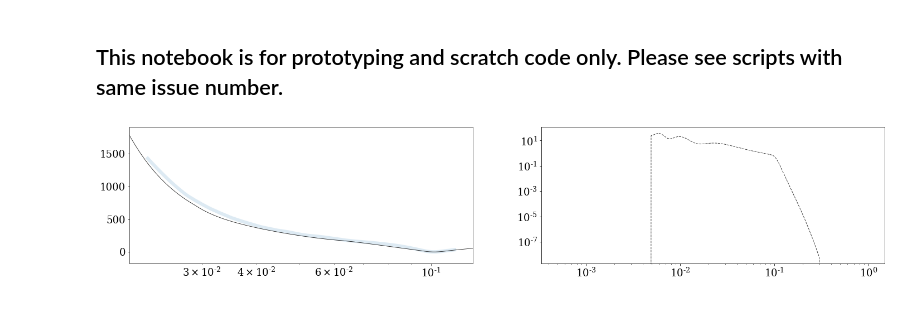
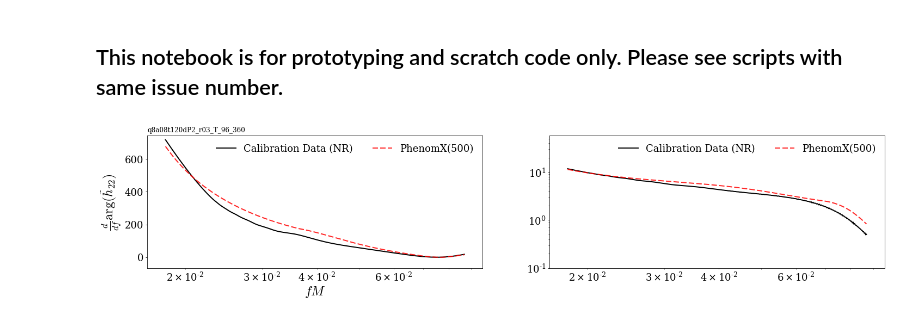
Before and after one commit to llondon6/PhenomXCP, a Jupyter notebook: issues/3_fit_waveforms.ipynb, the cells around one changed output. Drawn from its saved outputs; the diff is of its cells as text; code cells hidden in the pictures.

```diff
--- a/issues/3_fit_waveforms.ipynb
+++ b/issues/3_fit_waveforms.ipynb
@@ -51,12 +51,15 @@ from numpy.linalg import norm
 from scipy.optimize import curve_fit
 
 #
+ll = 2
+
+#
 datadir = '/Users/book/KOALA/PhenomXCP/data/version2/'
-files = glob( datadir+'*.txt' )
+files = glob( datadir+'*_l%im%i.txt'%(ll,ll) )
 
 #
 # fig,ax = subplots( len(files), 2, figsize=3*array([ 2.5*2/(0.618), 1.5*len(files) ]) )
-fig,ax = subplots( 1, 2, figsize=3*array([ 2.5*2/(0.618), 1.5*1 ]) )
+fig,ax = subplots( 1, 2, figsize=3*array([ 2.5*2/(0.618), 1.5*1 ]), sharex=True)
 ax = ax.flatten()
 
 #
@@ -66,16 +69,16 @@ ax = ax.flatten()
 foo = {}
 
 #
-lmlist = [ (2,2) ]
+lmlist = [ (ll,ll) ]
 
 #
 p = 0
 for f_ in files[::-1]:
 
-    if 'q8a08t30' in f_:#'q8a08t30' in f_:
+    if 'q8a08t120' in f_:#'q8a08t30' in f_:
 
         #
-        simname = f_.split('/')[-1].split('.')[0]
+        simname = f_.split('/')[-1].split('_l%im%i.'%(ll,ll))[0]
 
         # Find index location of metadata for simname
         k = list( metadata_dict['simname'] ).index(simname)
@@ -93,12 +96,12 @@ for f_ in files[::-1]:
         dphi_fd -= min( dphi_fd[ (f>0.03)&(f<0.12) ] )
 
         #
-        freqs,mod_phenomd_dict = xcp.phenomxhm_multipoles( lmlist, m1, m2, chi1_vec, chi2_vec )
-        mod_phenomd = mod_phenomd_dict[2,2]
-        mod_phenomd_amp = abs(mod_phenomd)
-        mod_phenomd_phi = unwrap( angle(mod_phenomd) )
-        mod_phenomd_dphi = spline_diff(freqs,mod_phenomd_phi)
-        mod_phenomd_dphi -= min( mod_phenomd_dphi[ (freqs>0.03)&(freqs<0.12) ] )
+        mod_xhm_dict = xcp.get_phenomxhm_coprecessing_multipoles( f,lmlist, m1, m2, chi1_vec, chi2_vec )
+        mod_xhm = mod_xhm_dict[2,2]
+        mod_xhm_amp = abs(mod_xhm)
+        mod_xhm_phi = unwrap( angle(mod_xhm) )
+        mod_xhm_dphi = spline_diff(f,mod_xhm_phi)
+        mod_xhm_dphi -= min( mod_xhm_dphi[ (f>0.03)&(f<0.12) ] )
 
 #         # GENERATE TEMPLATE FUNCTIONS
 #         # ---
@@ -140,57 +143,56 @@ for f_ in files[::-1]:
 #         log_scaled_amp_popt, log_amp_pcov = curve_fit(log_scaled_template_amp, f, log_scaled_amp_fd,p0=[0,0,0,0,0])
 #         best_fit_amp = exp(log_scaled_template_amp(f,*log_scaled_amp_popt)) * inv_amp_scale
 
-#         # PLOTTING
-#         # ---
+        # PLOTTING
+        # ---
 
-
-#         #figure( figsize=1.5*figaspect(0.5*0.618/2) )
-
-#         #subplot(1,2,1)
+        #
         sca(ax[p]); p+=1
 #         #plot( f, phenomd_dphi, label='PhenomD', ls='--',alpha=0.3,color='k' )
-        plot( f, dphi_fd, label='NR', lw=6, alpha=0.15 )
-        plot( freqs, mod_phenomd_dphi, label='ModPhenomD', ls='-',alpha=0.9,color='k' )
+        plot( f, dphi_fd, label='Calibration Data (NR)', lw=2, alpha=1, color='k' )
+        plot( f, mod_xhm_dphi, label='PhenomX(500)', ls='--',lw=2,alpha=0.85,color='r' )
         xscale('log')
         xlim(lim(f,dilate=1.1,dilate_with_multiply=True))
-        ylim( limy(freqs, mod_phenomd_dphi,dilate=0.1) )
+        ylim( limy(f, mod_xhm_dphi,dilate=0.1) )
 #         plot( f, best_fit_dphi, label='Best Fit', color='r', ls='-' )
 #         #plot( f, best_fit_dphi2, label='Best Fit (phi fit)', color='b', ls='-' )
-#         title(simname,size=12,loc='left')
-#         legend(ncol=3,loc=1)
-#         ylabel(r'$\frac{d}{df}\arg(\tilde{h}_{22})$')
+        title(simname,size=12,loc='left')
+        legend(ncol=3,loc=1)
+        ylabel(r'$\frac{d}{df}\arg(\tilde{h}_{22})$')
+        xlabel('$fM$')
 #         if p==(len(files)-2):  xlabel('$fM$')
 #         #
 #         title(f_.split('/')[-1].split('.')[0],loc='left',size=12)
 
 #         #subplot(1,2,2)
         sca(ax[p]); p+=1
-        plot( freqs, mod_phenomd_amp, label='ModPhenomD', ls='--',alpha=0.9,color='k' )
 #         plot( f, phenomd_amp, label='PhenomD', ls='--',alpha=0.9,color='k' )
-#         plot( f, amp_fd, label='NR:Precessing', color='k', alpha=0.15, lw=6 )
+        plot( f, amp_fd, label='Calibration Data (NR)', lw=2, alpha=1, color='k' )
+        plot( f, mod_xhm_amp, label='PhenomX(500)', ls='--',lw=2,alpha=0.85,color='r' )
 #         plot( f, best_fit_amp, label='Best Fit', color='r', ls='-' )
 #         title(simname,size=12,loc='left')
         yscale('log')
         xscale('log')
-#         legend(ncol=3,loc=3)
+        legend(ncol=3)
+        ylim( limy(f, amp_fd,dilate=5) )
 #         ylabel(r'$|\tilde{h}_{22}(f)|$')
 #         #
 #         title(f_.split('/')[-1].split('.')[0],loc='left',size=12)
 
 #         #
 #         figure()
 #         mask = (f>0.03) & (f<0.12)
 #         plot( f, phenomd_phi, label='PhenomD', ls='--',alpha=0.9,color='k' )
 #         plot( f, phi_td, label='NR:Precessing', color='k', alpha=0.15, lw=6 )
 #         plot( f, best_fit_phi, label='Best Fit', color='r', ls='-' )
 #         plot( f, best_fit_phi_from_dphi_fit, label='Best Fit 2', color='b', ls='-' )
 
 #         figure()
 #         plot( f,best_fit_phi-phi_td, label='from phase fit' )
 #         plot( f,best_fit_phi_from_dphi_fit-phi_td, label='from dphase fit' )
 #         legend()
 
         #
         break
 # %% [output]
-[figure, old version]
+[figure, new version]
```
Also changed, not shown: parts of 9 cells of this notebook, 1 other file.
